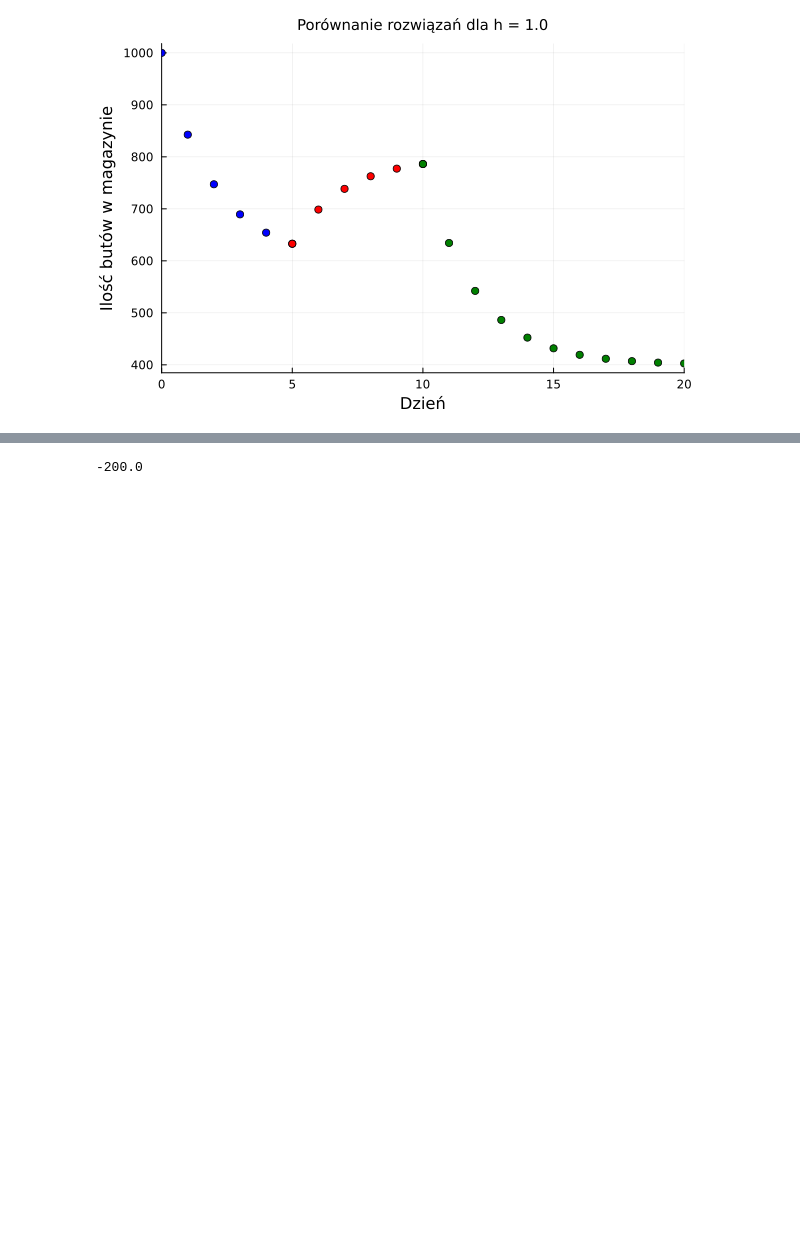
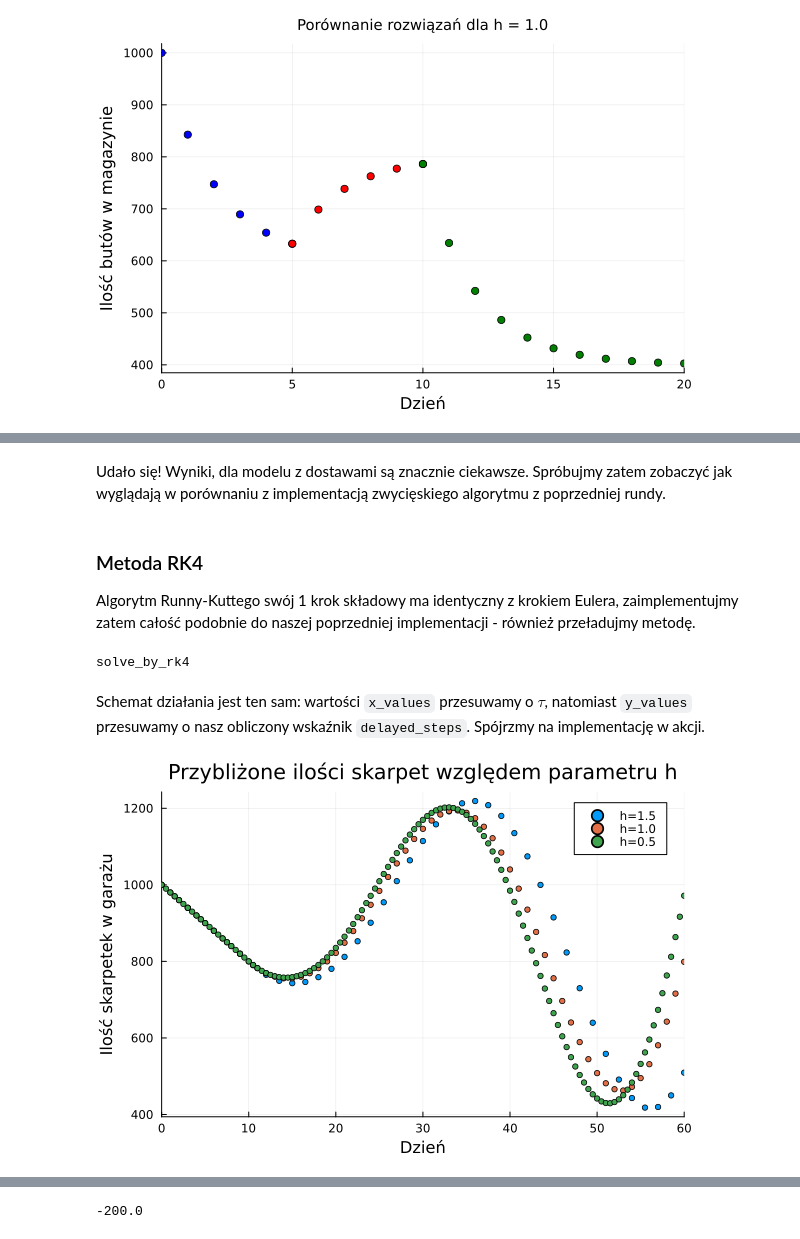
Before and after one commit to piotrczech/optimization-of-inventory-deliveries, a Jupyter notebook: main.ipynb, the cells around one changed output, grey strips where cells are left out. Drawn from its saved outputs; the diff is of its cells as text; code cells hidden in the pictures; blank space fills up the shorter version.

```diff
--- a/main.ipynb
+++ b/main.ipynb
@@ -1471,0 +1268,62 @@ $$
+# %% [markdown]
+Udało się! Wyniki, dla modelu z dostawami są znacznie ciekawsze. Spróbujmy zatem zobaczyć jak wyglądają w porównaniu z implementacją zwycięskiego algorytmu z poprzedniej rundy.
+# %% [markdown]
+### Metoda RK4
+
+Algorytm Runny-Kuttego swój 1 krok składowy ma identyczny z krokiem Eulera, zaimplementujmy zatem całość podobnie do naszej poprzedniej implementacji - również przeładujmy metodę.
+# %%
+"""
+todo
+"""
+function solve_by_rk4(
+    f::Function,
+    g::Function,
+    τ::Int,
+    y₀::Number,
+    x₀::Int,
+    xₙ::Int,
+    h::Float64,
+)::Tuple{Vector{Float64}, Vector{Float64}}
+    n = round(Int, (xₙ - x₀) / h)
+    delayed_steps = round(Int, τ / h)
+
+    y_values = zeros(n + 1)
+    x_values = zeros(n + 1)
+
+    x_values[1] = x₀
+    y_values[1] = y₀
+
+    for index in 1:n
+
+        if index > delayed_steps
+            n₁ = h * f(x_values[index] - τ, y_values[index - delayed_steps])
+            n₂ = h * f(x_values[index] + (h / 2) - τ, y_values[index - delayed_steps] + (n₁ / 2))
+            n₃ = h * f(x_values[index] + (h / 2) - τ, y_values[index - delayed_steps] + (n₂ / 2))
+            n₄ = h * f(x_values[index] + h - τ, y_values[index - delayed_steps] + n₃)
+        else
+            n₁ = h * g(x_values[index] - τ)
+            n₂ = h * g(x_values[index] + (h / 2) - τ)
+            n₃ = h * g(x_values[index] + (h / 2) - τ)
+            n₄ = h * g(x_values[index] + h - τ)
+        end
+
+        x_values[index + 1] = x_values[index] + h
+        y_values[index + 1] = y_values[index] + ((1 / 6) * (n₁ + (2 * n₂) + (2 * n₃) + n₄))
+    end
+
+    return x_values, y_values
+end
+# %% [output]
+solve_by_rk4
+# %% [markdown]
+Schemat działania jest ten sam: wartości `x_values` przesuwamy o $\tau$, natomiast `y_values` przesuwamy o nasz obliczony wskaźnik `delayed_steps`. Spójrzmy na implementację w akcji.
+# %%
+x_values_h1, y_values_h1 = solve_by_rk4(f, g, τ, I₀, day_start, day_end, 1.5)
+x_values_h2, y_values_h2 = solve_by_rk4(f, g, τ, I₀, day_start, day_end, 1.0)
+x_values_h3, y_values_h3 = solve_by_rk4(f, g, τ, I₀, day_start, day_end, 0.5)
+
+scatter(x_values_h1, y_values_h1, label="h=1.5", markersize=3, xlabel="Dzień", ylabel="Ilość skarpetek w garażu", title="Przybliżone ilości skarpet względem parametru h", grid=true, xlims=(day_start, day_end))
+scatter!(x_values_h2, y_values_h2, label="h=1.0", markersize=3)
+scatter!(x_values_h3, y_values_h3, label="h=0.5", markersize=3)
+# %% [output]
+[figure, added]
```
Also changed, not shown: parts of 18 cells of this notebook.
